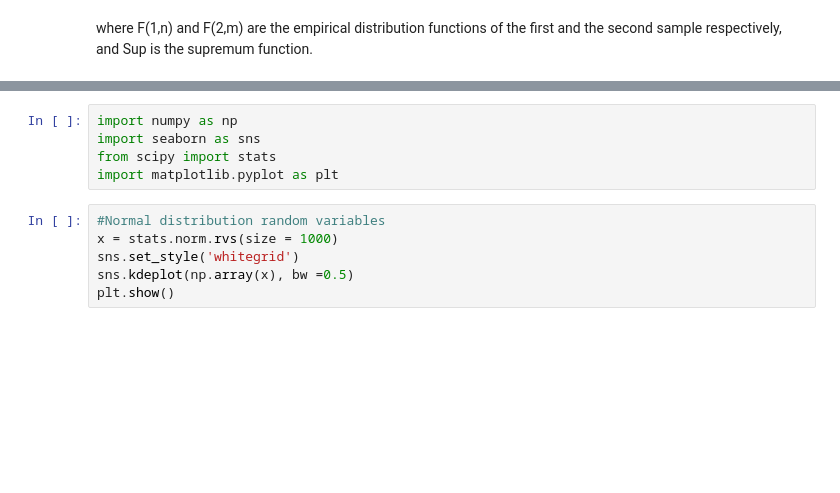
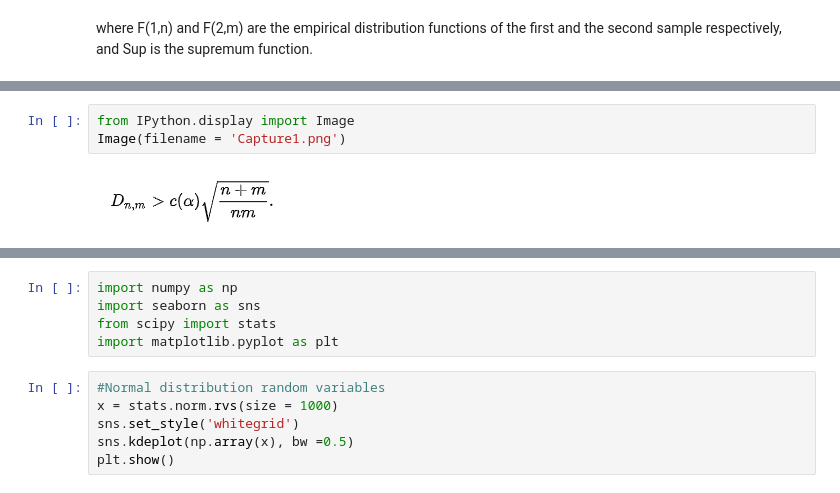
Before and after one commit to utksh/Probability-Statistics-for-Machine-Learning, a Jupyter notebook: K-S+Test.ipynb, the cells around one changed output, grey strips where cells are left out. Cells and saved outputs as stored; diff of their text form; blank space fills up the shorter version.

```diff
--- a/K-S+Test.ipynb
+++ b/K-S+Test.ipynb
@@ -25,2 +29,7 @@ The null hypothesis is rejected at level alpha  if
+# %%
+from IPython.display import Image
+Image(filename = 'Capture1.png')
+# %% [output]
+[figure, added]
 # %% [markdown]
 Where **n** and **m** are the sizes of first and second sample respectively.<br> **c(alpha)** is calculated using the undergiven formulae.
```
Also changed, not shown: parts of 8 cells of this notebook.
